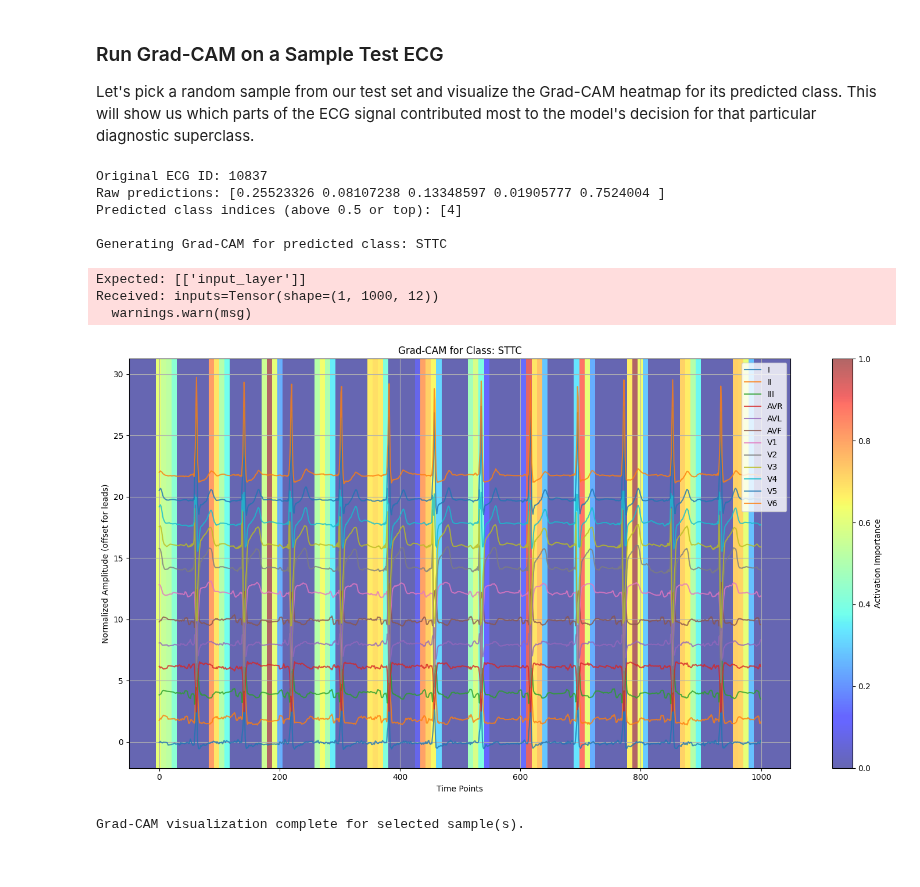
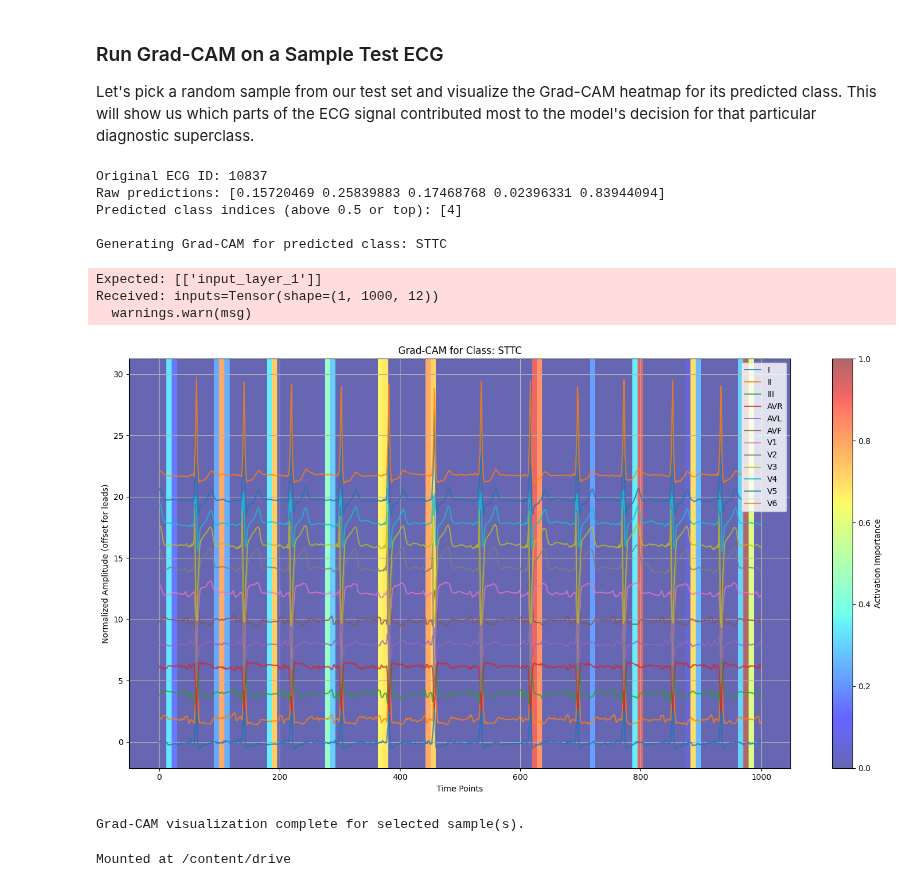
Before and after one commit to 4ffan-x/ECG-model, a Jupyter notebook: Notebook/ECG_CNN.ipynb, the cells around one changed output. Saved outputs shown, nothing was run; the diff lists cells and outputs as text; code cells hidden in the pictures.

```diff
--- a/Notebook/ECG_CNN.ipynb
+++ b/Notebook/ECG_CNN.ipynb
@@ -543,7 +588,8 @@ print(f"Number of output classes: {num_classes}")
 # Instantiate the model using the new functional API function
 model = build_cnn_model(input_shape=input_shape, num_classes=num_classes)
 
-model.compile(optimizer=Adam(learning_rate=0.001), loss='binary_crossentropy', metrics=['accuracy'])
+model.compile(optimizer=Adam(learning_rate=0.0005), loss='binary_crossentropy', metrics=['accuracy',
+    tf.keras.metrics.AUC(name='auc')])
 
 model.summary()
 # %% [output]
@@ -573,20 +619,29 @@ Model: "functional"
 # %%
-from tensorflow.keras.callbacks import EarlyStopping, ModelCheckpoint
+from tensorflow.keras.callbacks import (
+    EarlyStopping,
+    ModelCheckpoint,
+    ReduceLROnPlateau
+)
 
 early_stopping = EarlyStopping(
     monitor='val_loss',
-    patience=10,
+    patience=5,
     restore_best_weights=True
 )
 
-# Define ModelCheckpoint callback
+reduce_lr = ReduceLROnPlateau(
+    monitor='val_loss',
+    factor=0.5,
+    patience=3
+)
+
 model_checkpoint = ModelCheckpoint(
     'best_cnn_model.keras',
-    monitor='val_accuracy',
+    monitor='val_loss',
     save_best_only=True,
-    mode='max',
+    mode='min',
     verbose=1
 )
 
-print("Callbacks defined: EarlyStopping and ModelCheckpoint.")
+print("Callbacks defined successfully.")
 # %% [output]
@@ -600,7 +655,11 @@ history = model.fit(
     train_dataset,
     epochs=EPOCHS,
     validation_data=val_dataset,
-    callbacks=[early_stopping, model_checkpoint],
+    callbacks=[
+        early_stopping,
+        reduce_lr,
+        model_checkpoint
+    ],
     verbose=1
 )
 
@@ -1036,7 +1091,7 @@ def display_gradcam(ecg_signal, heatmap, class_name, lead_names=None, alpha=0.6)
 
 Let's pick a random sample from our test set and visualize the Grad-CAM heatmap for its predicted class. This will show us which parts of the ECG signal contributed most to the model's decision for that particular diagnostic superclass.
 # %%
-last_conv_layer_name = 'conv1d_3'
+last_conv_layer_name = 'conv1d_7'
 
 if 'sample_test_indices' not in globals():
     num_samples_to_visualize = 5
@@ -1061,38 +1116,40 @@ print(f"Original ECG ID: {df.loc[original_idx_for_gradcam, 'ecg_id']}")
 print(f"Raw predictions: {predictions_for_sample}")
 print(f"Predicted class indices (above 0.5 or top): {predicted_classes_indices}")
 
 for class_idx in predicted_classes_indices:
     class_name = all_superclasses[class_idx]
     print(f"\nGenerating Grad-CAM for predicted class: {class_name}")
 
     heatmap = make_gradcam_heatmap(
         input_ecg_for_model,
         best_model,
         last_conv_layer_name,
         pred_index=class_idx
     )
 
     display_gradcam(
         sample_ecg_for_gradcam,
         heatmap,
         class_name=class_name,
         lead_names=metadata['sig_name'] if 'metadata' in globals() else None
     )
 
 
 print("Grad-CAM visualization complete for selected sample(s).")
 # %% [output]
 Original ECG ID: 10837
-Raw predictions: [0.25523326 0.08107238 0.13348597 0.01905777 0.7524004 ]
+Raw predictions: [0.15720469 0.25839883 0.17468768 0.02396331 0.83944094]
 Predicted class indices (above 0.5 or top): [4]
 
 Generating Grad-CAM for predicted class: STTC
-Expected: [['input_layer']]
+Expected: [['input_layer_1']]
 Received: inputs=Tensor(shape=(1, 1000, 12))
   warnings.warn(msg)
-[figure, old version]
+[figure, new version]
 Grad-CAM visualization complete for selected sample(s).
 # %%
-# from google.colab import drive
-# drive.mount('/content/drive')
+from google.colab import drive
+drive.mount('/content/drive')
+# %% [output]
+Mounted at /content/drive
 # %%
```
Also changed, not shown: parts of 12 cells of this notebook.
